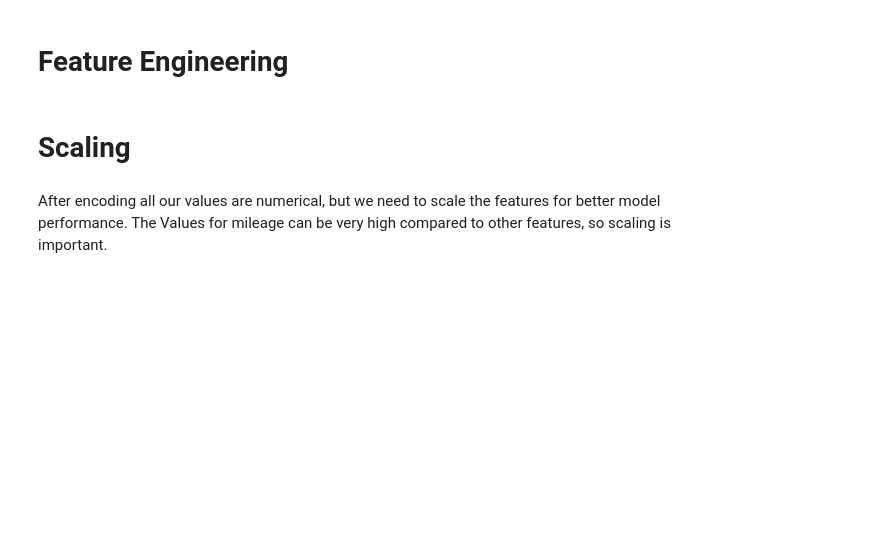
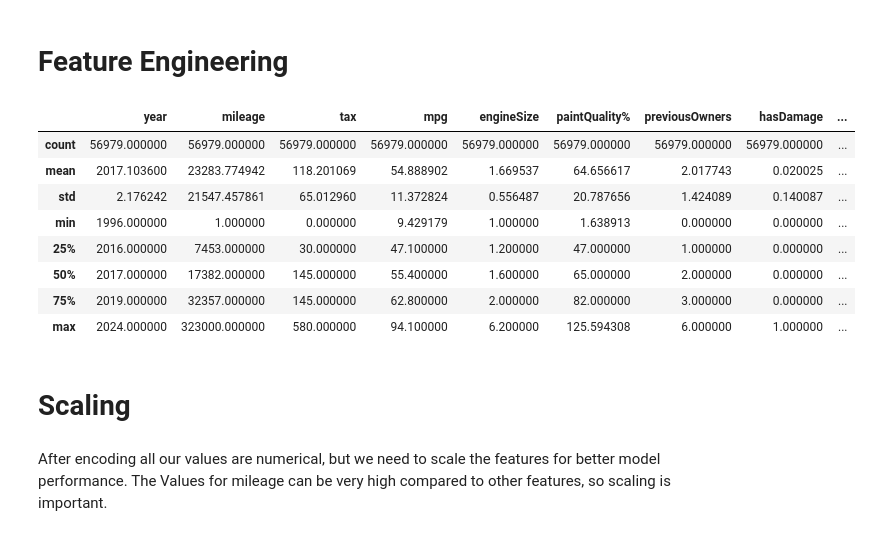
Before and after one commit to Mehmet1700/MachineLearningProject-NOVAIMS2025, a Jupyter notebook: submission1_notebooks/12_data_imputation_encoding_and_feature_engineering.ipynb, the cells around one changed output. Cells and saved outputs as stored; diff of their text form; code cells hidden in the pictures; blank space fills up the shorter version.

```diff
--- a/submission1_notebooks/12_data_imputation_encoding_and_feature_engineering.ipynb
+++ b/submission1_notebooks/12_data_imputation_encoding_and_feature_engineering.ipynb
@@ -405,10 +500,6 @@ def impute_brand (df, min_model_count=20, inlucePrice=True):
 
     # work on a copy
     df = df.copy()
-
-    # per-model mode fill (only for models with enough rows)
-    counts = df['model'].value_counts()
-    valid_models = counts[counts >= min_model_count].index
 
     # Mapping: Modell → häufigste Marke
     df2=df.copy()
@@ -772,10 +1010,3 @@ Series([], dtype: int64)
 # Encoding categorical variables
 # %% [markdown]
 - We have to find out which encoding method is the best for our categorical features
-# %%
-X_train['price'] = y_train
-X_train['brand_encoded'] = X_train.groupby('Brand')['price'].transform('mean')
-X_train['model_delta_encoded'] = X_train.groupby('model')['price'].transform('mean') - X_train['brand_encoded']
-X_train['transmission_encoded'] =  X_train.groupby('transmission')['price'].transform('mean')
-X_train['fuelType_encoded'] =  X_train.groupby('fuelType')['price'].transform('mean')
-X_train = X_train.drop(columns=["price"])
@@ -810 +1013,6 @@ X_train = X_train.drop(columns=["price"])
+# %%
+trans_medians = X_train.groupby('transmission')['mpg'].median()
+X_train['mpg_median_trans'] = X_train['transmission'].map(trans_medians)
+X_val['mpg_median_trans'] = X_val['transmission'].map(trans_medians)
+X_test['mpg_median_trans'] = X_test['transmission'].map(trans_medians)
 # %%
@@ -829,19 +1054,35 @@ X_train = X_train.drop(columns=["price"])
 # %% [markdown]
 # Feature Engineering
 # %%
+x_train_enc['mpg_diff_transmission'] = x_train_enc['mpg'] - x_train_enc['mpg_median_trans']
+
+x_train_enc = x_train_enc.drop(columns=["mpg_median_trans"])
+
 # age affects cars much more than the year: car_age in years
-X_train['car_age'] = 2020 - X_train['year']
+x_train_enc['car_age'] = 2020 - x_train_enc['year']
 # it is important how efficent the motor is,
-X_train['efficiency_ratio'] = X_train['mpg'] / X_train['engineSize']
+x_train_enc['efficiency_ratio'] = x_train_enc['mpg'] / x_train_enc['engineSize']
 
-X_train['mileage_per_year'] = X_train['mileage'] / (X_train['car_age'] + 1)
+x_train_enc['mileage_per_year'] = x_train_enc['mileage'] / (x_train_enc['car_age'] + 1)
 
-brand_popularity = X_train['Brand'].value_counts(normalize=True)
-X_train['brand_popularity'] = X_train['Brand'].map(brand_popularity)
+#brand_popularity = x_train_enc['Brand'].value_counts(normalize=True)
+#x_train_enc['brand_popularity'] = x_train_enc['Brand'].map(brand_popularity)
 
-X_train['owners_flag'] = (X_train['previousOwners'] > 2).astype(int)
+x_train_enc['owners_flag'] = (x_train_enc['previousOwners'] > 2).astype(int)
 
-X_train['previousOwners_sq'] = X_train['previousOwners'] ** 2
+x_train_enc['previousOwners_sq'] = x_train_enc['previousOwners'] ** 2
 
-X_train['engine_tax_ratio'] = X_train['engineSize'] / (X_train['tax'] + 1)
+x_train_enc['engine_tax_ratio'] = x_train_enc['engineSize'] / (x_train_enc['tax'] + 1)
+# %%
+x_train_enc.describe()
+# %% [output]
+|  | year | mileage | tax | mpg | engineSize | paintQuality% | previousOwners | hasDamage | ... |
+| count | 56979.000000 | 56979.000000 | 56979.000000 | 56979.000000 | 56979.000000 | 56979.000000 | 56979.000000 | 56979.000000 | ... |
+| mean | 2017.103600 | 23283.774942 | 118.201069 | 54.888902 | 1.669537 | 64.656617 | 2.017743 | 0.020025 | ... |
+| std | 2.176242 | 21547.457861 | 65.012960 | 11.372824 | 0.556487 | 20.787656 | 1.424089 | 0.140087 | ... |
+| min | 1996.000000 | 1.000000 | 0.000000 | 9.429179 | 1.000000 | 1.638913 | 0.000000 | 0.000000 | ... |
+| 25% | 2016.000000 | 7453.000000 | 30.000000 | 47.100000 | 1.200000 | 47.000000 | 1.000000 | 0.000000 | ... |
+| 50% | 2017.000000 | 17382.000000 | 145.000000 | 55.400000 | 1.600000 | 65.000000 | 2.000000 | 0.000000 | ... |
+| 75% | 2019.000000 | 32357.000000 | 145.000000 | 62.800000 | 2.000000 | 82.000000 | 3.000000 | 0.000000 | ... |
+| max | 2024.000000 | 323000.000000 | 580.000000 | 94.100000 | 6.200000 | 125.594308 | 6.000000 | 1.000000 | ... |
 # %%
```
Also changed, not shown: parts of 53 cells of this notebook, 4 other files.
